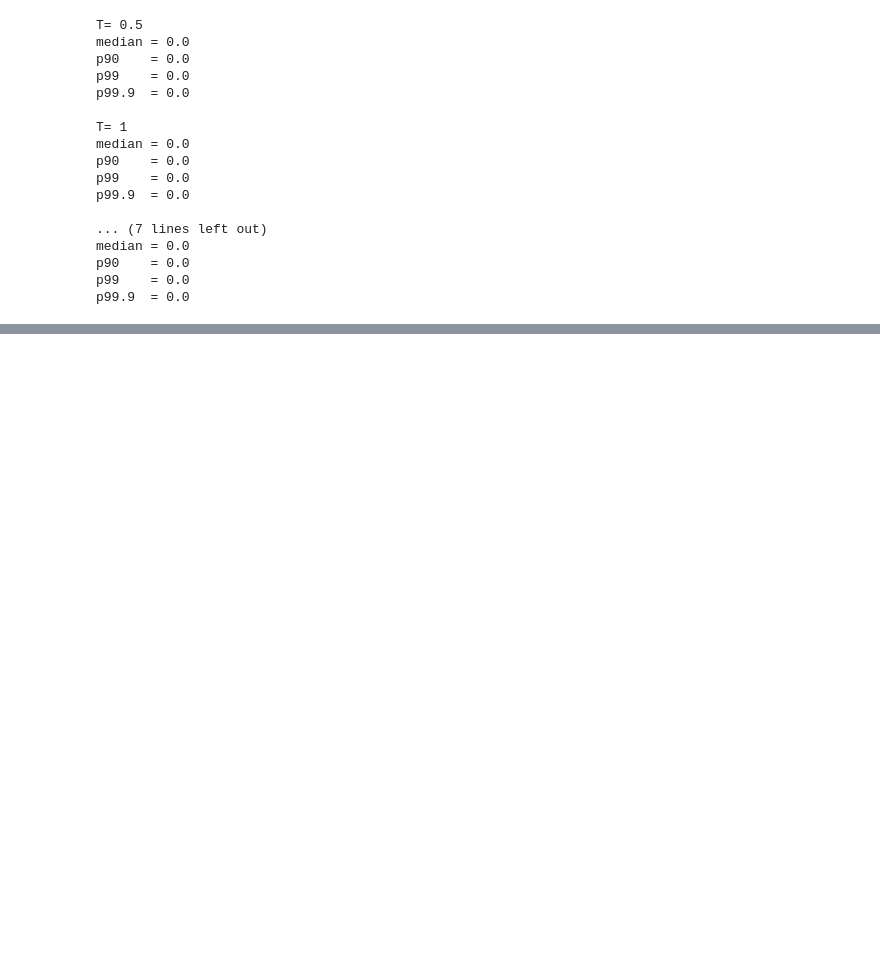
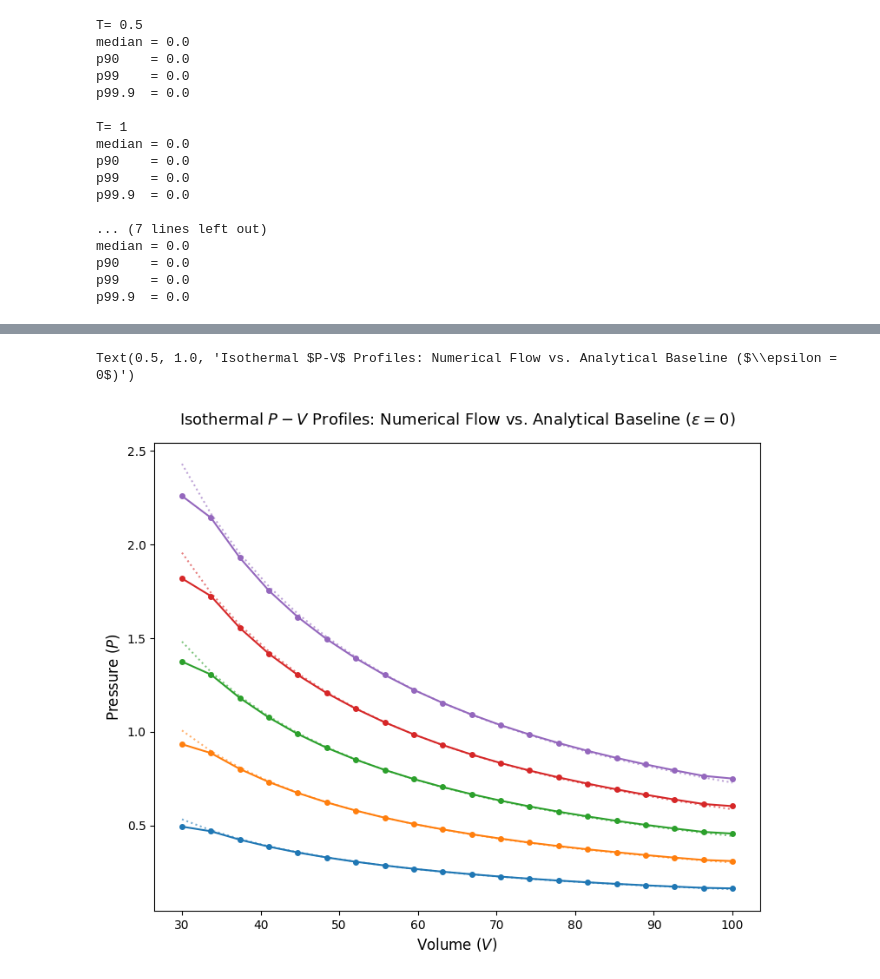
Before and after one commit to eunjae333666/ML-physics-final, a Jupyter notebook: Untitled0.ipynb, the cells around one changed output, grey strips where cells are left out. Saved outputs shown, nothing was run; the diff lists cells and outputs as text; code cells hidden in the pictures; blank space fills up the shorter version.

```diff
--- a/Untitled0.ipynb
+++ b/Untitled0.ipynb
@@ -1850,3 +2025,44 @@ Epoch 2500 | Loss = 30.357 | U_mean = 5.7 | U_max = 1.2e+02 | U_min = 0.0LogDet_
+# %%
+# @title
+import numpy as np
+import matplotlib.pyplot as plt
+
+# 💥 연산 새로 안 돌림! 질문자님이 이미 저장해둔 t_vals, v_vals, P_grid_ideal 장부 그대로 사용
+plt.figure(figsize=(9, 7))
+
+# 분석할 온도 격자 인덱스 설정 (너무 겹치지 않게 간격을 두고 사출)
+plot_indices = [0, 2, 4, 6, 8]  # t_vals 중 5개 대표 온도 정렬
+
+# 각 온도별로 실측선과 이론선을 매칭하여 플로팅
+for idx in plot_indices:
+    if idx >= len(t_vals):
+        continue
+
+    T_current = float(t_vals[idx])
+
+    # 1) Normalizing Flow 데이터 축 (수치 미분으로 구한 실측 압력 P)
+    # 컬러 매칭을 위해 line 객체를 받아서 해당 색상을 이론선 점선에도 똑같이 주입
+    line, = plt.plot(v_vals, P_grid_ideal[idx, :], marker='o', markersize=4,
+                     linestyle='-', linewidth=1.5,
+                     label=f'Numerical Flow (T = {T_current:.2f})')
+
+    # 2) 순수 통계역학 이론치 축 (P = N * kB * T / V)
+    # 질문자님 시스템 스펙: N = 32, KB = 1.0 완벽 반영
+    P_analytical = (N_PARTICLES * KB * T_current) / v_vals
+
+    # 실측선과 완전히 같은 색상의 '점선(:)'으로 겹쳐 그려서 잔차 유동을 한눈에 보게 만듭니다.
+    plt.plot(v_vals, P_analytical, color=line.get_color(), linestyle=':', alpha=0.6,
+             label=f'Analytical Ideal Gas (T = {T_current:.2f})' if idx == plot_indices[0] else "")
+
+# --- 학술 저널 규격 가독성 세팅 ---
+plt.xlabel("Volume ($V$)", fontsize=12)
+plt.ylabel("Pressure ($P$)", fontsize=12)
+plt.title("Isothermal $P-V$ Profiles: Numerical Flow vs. Analytical Baseline ($\\epsilon = 0$)", fontsize=13, pad=15)
+
+# 범
+# %% [output]
+Text(0.5, 1.0, 'Isothermal $P-V$ Profiles: Numerical Flow vs. Analytical Baseline ($\\epsilon = 0$)')
+[figure, added]
 # %%
 # @title
 import jax
```
Also changed, not shown: parts of 30 cells of this notebook.
